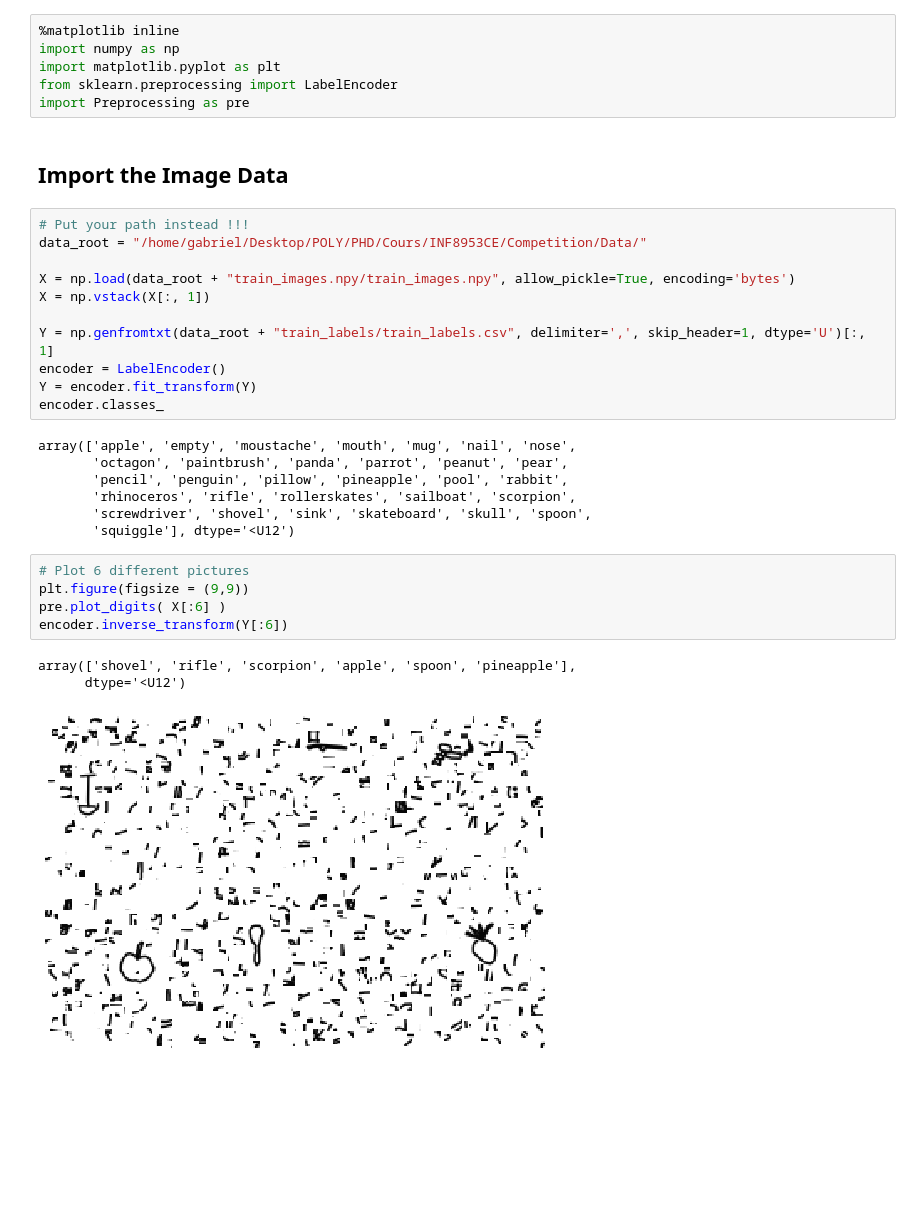
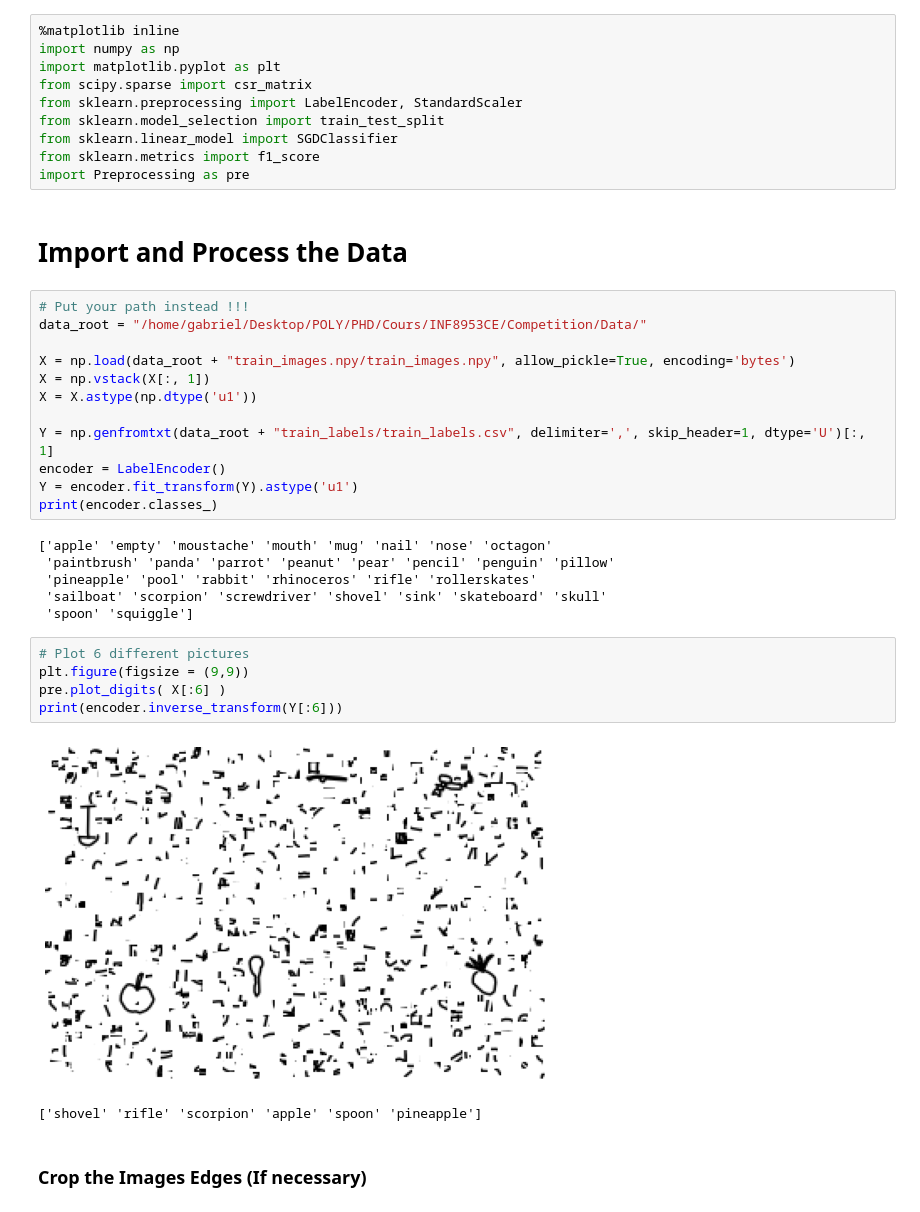
Before and after one commit to openjamoses/ML-Kaggle, a Jupyter notebook: main.ipynb, the cells around one changed output. Cells and saved outputs as stored; diff of their text form; blank space fills up the shorter version.

```diff
--- a/main.ipynb
+++ b/main.ipynb
@@ -2,34 +2,39 @@
 %matplotlib inline
 import numpy as np
 import matplotlib.pyplot as plt
-from sklearn.preprocessing import LabelEncoder
+from scipy.sparse import csr_matrix
+from sklearn.preprocessing import LabelEncoder, StandardScaler
+from sklearn.model_selection import train_test_split
+from sklearn.linear_model import SGDClassifier
+from sklearn.metrics import f1_score
 import Preprocessing as pre
 # %% [markdown]
-## Import the Image Data
+# Import and Process the Data
 # %%
 # Put your path instead !!!
 data_root = "/home/gabriel/Desktop/POLY/PHD/Cours/INF8953CE/Competition/Data/"
 
 X = np.load(data_root + "train_images.npy/train_images.npy", allow_pickle=True, encoding='bytes')
 X = np.vstack(X[:, 1])
+X = X.astype(np.dtype('u1'))
 
 Y = np.genfromtxt(data_root + "train_labels/train_labels.csv", delimiter=',', skip_header=1, dtype='U')[:, 1]
 encoder = LabelEncoder()
-Y = encoder.fit_transform(Y)
-encoder.classes_
+Y = encoder.fit_transform(Y).astype('u1')
+print(encoder.classes_)
 # %% [output]
-array(['apple', 'empty', 'moustache', 'mouth', 'mug', 'nail', 'nose',
-       'octagon', 'paintbrush', 'panda', 'parrot', 'peanut', 'pear',
-       'pencil', 'penguin', 'pillow', 'pineapple', 'pool', 'rabbit',
-       'rhinoceros', 'rifle', 'rollerskates', 'sailboat', 'scorpion',
-       'screwdriver', 'shovel', 'sink', 'skateboard', 'skull', 'spoon',
-       'squiggle'], dtype='<U12')
+['apple' 'empty' 'moustache' 'mouth' 'mug' 'nail' 'nose' 'octagon'
+ 'paintbrush' 'panda' 'parrot' 'peanut' 'pear' 'pencil' 'penguin' 'pillow'
+ 'pineapple' 'pool' 'rabbit' 'rhinoceros' 'rifle' 'rollerskates'
+ 'sailboat' 'scorpion' 'screwdriver' 'shovel' 'sink' 'skateboard' 'skull'
+ 'spoon' 'squiggle']
 # %%
 # Plot 6 different pictures
 plt.figure(figsize = (9,9))
 pre.plot_digits( X[:6] )
-encoder.inverse_transform(Y[:6])
+print(encoder.inverse_transform(Y[:6]))
 # %% [output]
+[figure, new version]
-array(['shovel', 'rifle', 'scorpion', 'apple', 'spoon', 'pineapple'],
-      dtype='<U12')
+['shovel' 'rifle' 'scorpion' 'apple' 'spoon' 'pineapple']
-[figure, old version]
+# %% [markdown]
+### Crop the Images Edges (If necessary)
```
Also changed, not shown: parts of 13 cells of this notebook, 1 other file.
